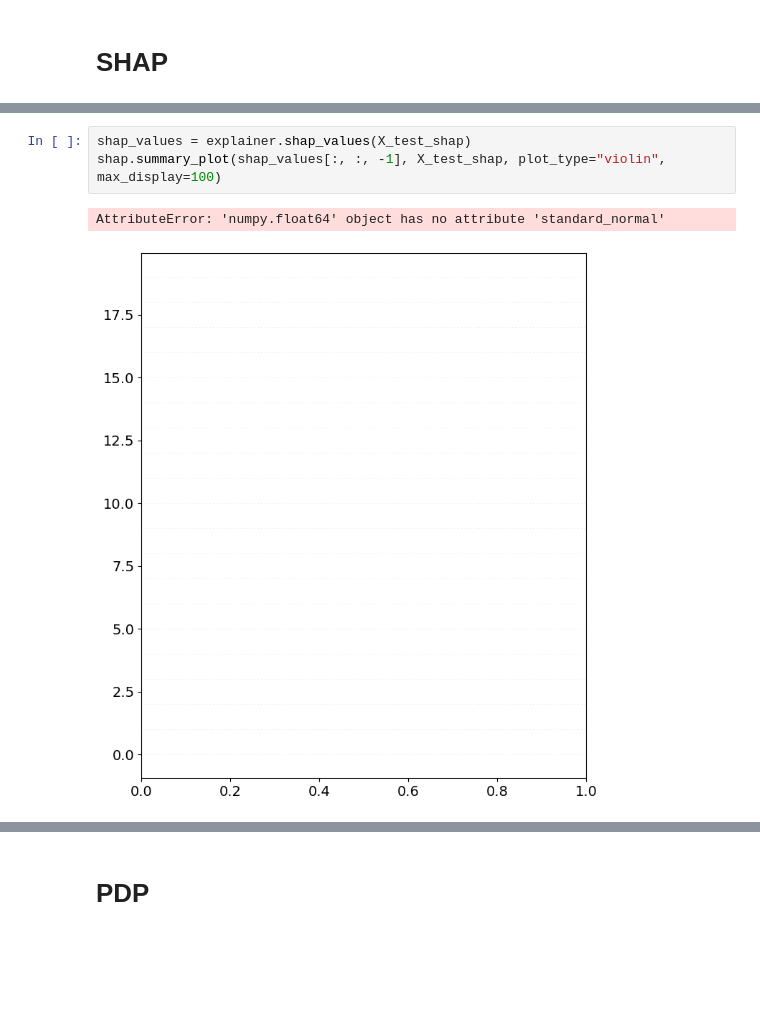
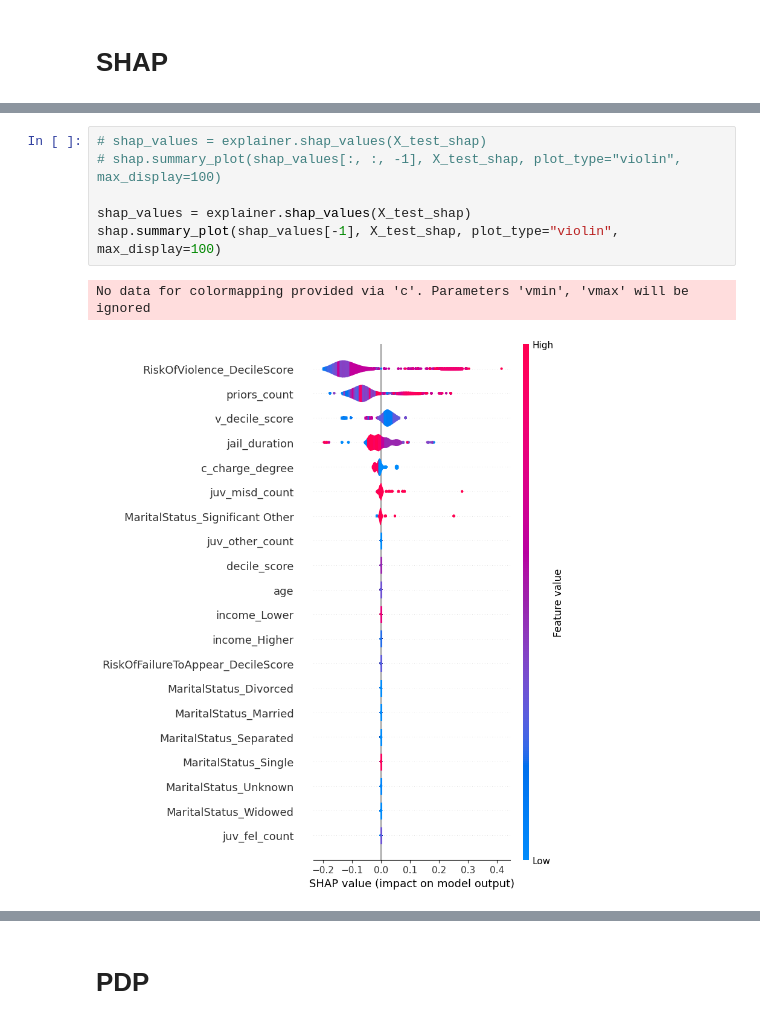
Before and after one commit to wissam6/Crew6, a Jupyter notebook: Decision Tree with PDP-v2.ipynb, the cells around one changed output, grey strips where cells are left out. Saved outputs shown, nothing was run; the diff lists cells and outputs as text; blank space fills up the shorter version.

Commit message:
fix shap error

```diff
--- a/Decision Tree with PDP-v2.ipynb
+++ b/Decision Tree with PDP-v2.ipynb
@@ -356,9 +359,12 @@ AttributeError: 'list' object has no attribute 'shape'
 # %%
+# shap_values = explainer.shap_values(X_test_shap)
+# shap.summary_plot(shap_values[:, :, -1], X_test_shap, plot_type="violin", max_display=100)
+
 shap_values = explainer.shap_values(X_test_shap)
-shap.summary_plot(shap_values[:, :, -1], X_test_shap, plot_type="violin", max_display=100)
+shap.summary_plot(shap_values[-1], X_test_shap, plot_type="violin", max_display=100)
 # %% [output]
-AttributeError: 'numpy.float64' object has no attribute 'standard_normal'
+No data for colormapping provided via 'c'. Parameters 'vmin', 'vmax' will be ignored
-[figure, old version]
+[figure, new version]
 # %%
 shap_values = explainer(X_test_shap)
 shap.plots.heatmap(shap_values[:,:,class_index])
```
Also changed, not shown: parts of 15 cells of this notebook, 3 other files.
